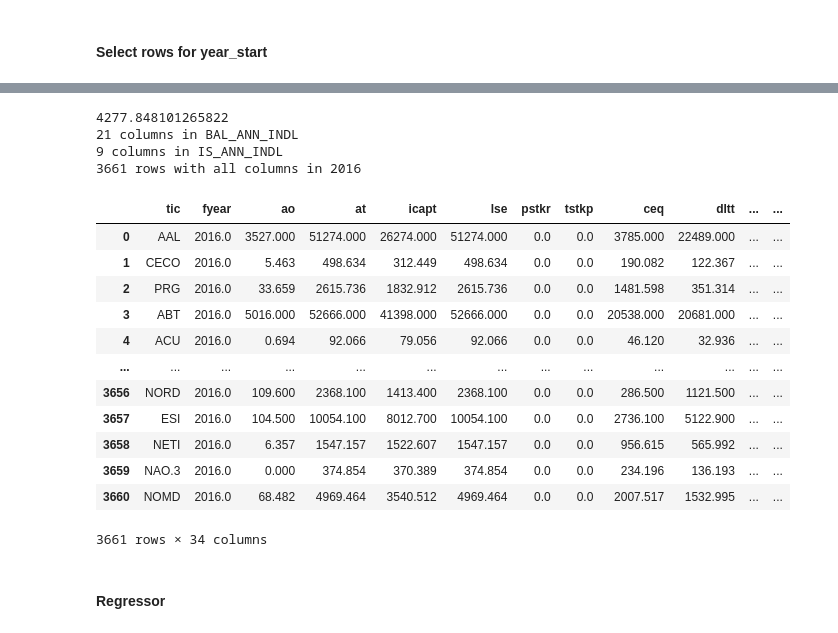
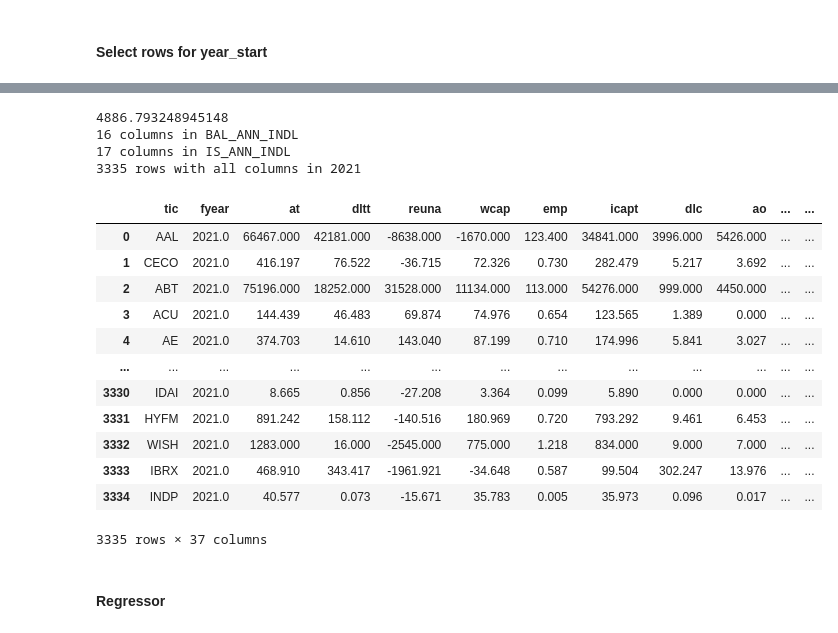
Before and after one commit to vini2001/MSI-II-ML-Accounting-Data-Stock-Trading, a Jupyter notebook: notebook.ipynb, the cells around one changed output, grey strips where cells are left out. Cells and saved outputs as stored; diff of their text form; code cells hidden in the pictures.

Commit message:
Updates to use latest compustat db version

```diff
--- a/notebook.ipynb
+++ b/notebook.ipynb
@@ -9,13 +9,13 @@ import yfinance as yf
 
 # exchange codes http://finabase.blogspot.com/2014/09/interantional-stock-exchange-codes-for.html
 
-path = './Compustat data.csv.nosync.csv'
+path = './Compustat data3.csv.nosync.csv'
 df = pd.read_csv(path, sep=',')
 # %% [markdown]
 ### Configurations
 # %%
-year_start = 2016
-year_end = 2017
+year_start = 2021
+year_end = 2022
 min_tickers_to_select_row = 4000
 only_tickers_with_fiscal_year_ending_at = 12
 # %% [markdown]
@@ -25,22 +25,20 @@ only_tickers_with_fiscal_year_ending_at = 12
 # %%
 print(len(df))
 # drop all df rows where exchg is [0, 1, 2, 19]
-df = df[df['exchg'] != 0]
-df = df[df['exchg'] != 1]
-df = df[df['exchg'] != 2]
-df = df[df['exchg'] != 13]
-df = df[df['exchg'] != 19]
+df = df[(df['exchg'] != 0) & (df['exchg'] != 1) & (df['exchg'] != 2)]
+
+# # OTCs - it might be better to keep them, because if we exclude them, we will be selecting them if they were OTC at year_start but are not anymore, since compustat updates the exchg for each year with the current value
+#                                   So if we use the old values not listed as OTC only, we'll be selecting only the OTCs with great performance, which would be misleading
+df = df[(df['exchg'] != 13) & (df['exchg'] != 19)]
 
 # canada
-df = df[df['exchg'] != 7]
-df = df[df['exchg'] != 8]
-df = df[df['exchg'] != 9]
+df = df[(df['exchg'] != 7) & (df['exchg'] != 8) & (df['exchg'] != 9)]
 
 # drop rows without market value
 df = df[df['mkvalt'].notna()]
 print(len(df))
 
-tickers_to_exclude = ['NE', 'EVTL', 'VAL', 'CHK', 'GPOR', 'FYBR', 'CBL', 'TUEM', 'DTLA.P']
-df = df[~df['tic'].isin(tickers_to_exclude)]
-print(len(df))
+# tickers_to_exclude = ['NE', 'EVTL', 'VAL', 'CHK', 'GPOR', 'FYBR', 'CBL', 'TUEM', 'DTLA.P']
+# df = df[~df['tic'].isin(tickers_to_exclude)]
+# print(len(df))
 # %% [output]
@@ -202,51 +212,51 @@ df_columns_start
 # %%
-min_tickers_to_select_row = (4500/4740) * len(rows_start['tic'])
+min_tickers_to_select_row = (2600/4740) * len(rows_start['tic'])
 print(min_tickers_to_select_row)
 # select columns with count > min_count
 def select_columns(df, min_count, file_tag):
     vals = df[df_columns_start['FileTag'] == file_tag]
     vals = vals[vals['Count'] > min_count]['Column']
     return vals.values.tolist()
 
 vals_bal_ann_indl = select_columns(df_columns_start, min_tickers_to_select_row, 'BAL_ANN_INDL')
 vals_is_ann_indl = select_columns(df_columns_start, min_tickers_to_select_row, 'IS_ANN_INDL')
 
 print(f'{len(vals_bal_ann_indl)} columns in BAL_ANN_INDL')
 print(f'{len(vals_is_ann_indl)} columns in IS_ANN_INDL')
 
 # select all rows in rows_start with columns of vals_bal_ann_indl and vals_is_ann_indl different than NaN
 rows_start_bal_and_is = rows_start[['tic', 'fyear'] + vals_bal_ann_indl + vals_is_ann_indl + ['mkvalt', 'prcc_f']]
 rows_start_bal_and_is = rows_start_bal_and_is.dropna()
 rows_start_bal_and_is = rows_start_bal_and_is.reset_index(drop=True)
 # print(len(rows_start_bal_and_is))
 print(f'{len(rows_start_bal_and_is)} rows with all columns in {year_start}')
 
 # create csv file
 path = f'./rows_{year_start}_bal_ann_indl.csv'
 rows_start_bal_and_is.to_csv(path, index=False)
 
 tickers = rows_start_bal_and_is['tic']
 
 data = rows_start_bal_and_is
 data
 # %% [output]
-4277.848101265822
-21 columns in BAL_ANN_INDL
-9 columns in IS_ANN_INDL
-3661 rows with all columns in 2016
+4886.793248945148
+16 columns in BAL_ANN_INDL
+17 columns in IS_ANN_INDL
+3335 rows with all columns in 2021
-|  | tic | fyear | ao | at | icapt | lse | pstkr | tstkp | ceq | dltt | ... | ... |
-| 0 | AAL | 2016.0 | 3527.000 | 51274.000 | 26274.000 | 51274.000 | 0.0 | 0.0 | 3785.000 | 22489.000 | ... | ... |
-| 1 | CECO | 2016.0 | 5.463 | 498.634 | 312.449 | 498.634 | 0.0 | 0.0 | 190.082 | 122.367 | ... | ... |
-| 2 | PRG | 2016.0 | 33.659 | 2615.736 | 1832.912 | 2615.736 | 0.0 | 0.0 | 1481.598 | 351.314 | ... | ... |
-| 3 | ABT | 2016.0 | 5016.000 | 52666.000 | 41398.000 | 52666.000 | 0.0 | 0.0 | 20538.000 | 20681.000 | ... | ... |
-| 4 | ACU | 2016.0 | 0.694 | 92.066 | 79.056 | 92.066 | 0.0 | 0.0 | 46.120 | 32.936 | ... | ... |
+|  | tic | fyear | at | dltt | reuna | wcap | emp | icapt | dlc | ao | ... | ... |
+| 0 | AAL | 2021.0 | 66467.000 | 42181.000 | -8638.000 | -1670.000 | 123.400 | 34841.000 | 3996.000 | 5426.000 | ... | ... |
+| 1 | CECO | 2021.0 | 416.197 | 76.522 | -36.715 | 72.326 | 0.730 | 282.479 | 5.217 | 3.692 | ... | ... |
+| 2 | ABT | 2021.0 | 75196.000 | 18252.000 | 31528.000 | 11134.000 | 113.000 | 54276.000 | 999.000 | 4450.000 | ... | ... |
+| 3 | ACU | 2021.0 | 144.439 | 46.483 | 69.874 | 74.976 | 0.654 | 123.565 | 1.389 | 0.000 | ... | ... |
+| 4 | AE | 2021.0 | 374.703 | 14.610 | 143.040 | 87.199 | 0.710 | 174.996 | 5.841 | 3.027 | ... | ... |
 | ... | ... | ... | ... | ... | ... | ... | ... | ... | ... | ... | ... | ... |
-| 3656 | NORD | 2016.0 | 109.600 | 2368.100 | 1413.400 | 2368.100 | 0.0 | 0.0 | 286.500 | 1121.500 | ... | ... |
-| 3657 | ESI | 2016.0 | 104.500 | 10054.100 | 8012.700 | 10054.100 | 0.0 | 0.0 | 2736.100 | 5122.900 | ... | ... |
-| 3658 | NETI | 2016.0 | 6.357 | 1547.157 | 1522.607 | 1547.157 | 0.0 | 0.0 | 956.615 | 565.992 | ... | ... |
-| 3659 | NAO.3 | 2016.0 | 0.000 | 374.854 | 370.389 | 374.854 | 0.0 | 0.0 | 234.196 | 136.193 | ... | ... |
-| 3660 | NOMD | 2016.0 | 68.482 | 4969.464 | 3540.512 | 4969.464 | 0.0 | 0.0 | 2007.517 | 1532.995 | ... | ... |
+| 3330 | IDAI | 2021.0 | 8.665 | 0.856 | -27.208 | 3.364 | 0.099 | 5.890 | 0.000 | 0.000 | ... | ... |
+| 3331 | HYFM | 2021.0 | 891.242 | 158.112 | -140.516 | 180.969 | 0.720 | 793.292 | 9.461 | 6.453 | ... | ... |
+| 3332 | WISH | 2021.0 | 1283.000 | 16.000 | -2545.000 | 775.000 | 1.218 | 834.000 | 9.000 | 7.000 | ... | ... |
+| 3333 | IBRX | 2021.0 | 468.910 | 343.417 | -1961.921 | -34.648 | 0.587 | 99.504 | 302.247 | 13.976 | ... | ... |
+| 3334 | INDP | 2021.0 | 40.577 | 0.073 | -15.671 | 35.783 | 0.005 | 35.973 | 0.096 | 0.017 | ... | ... |
-3661 rows × 34 columns
+3335 rows × 37 columns
 # %% [markdown]
 #### Regressor
 # %%
```
Also changed, not shown: parts of 8 cells of this notebook, 7 other files.
